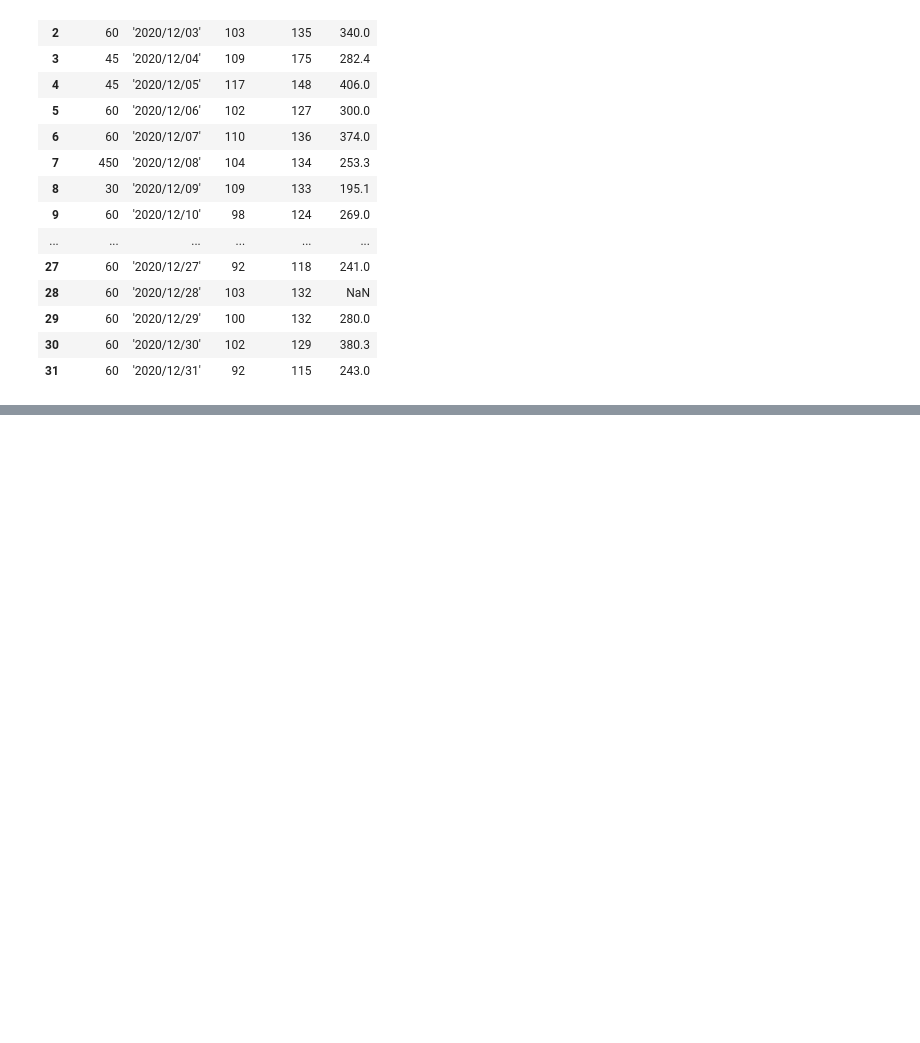
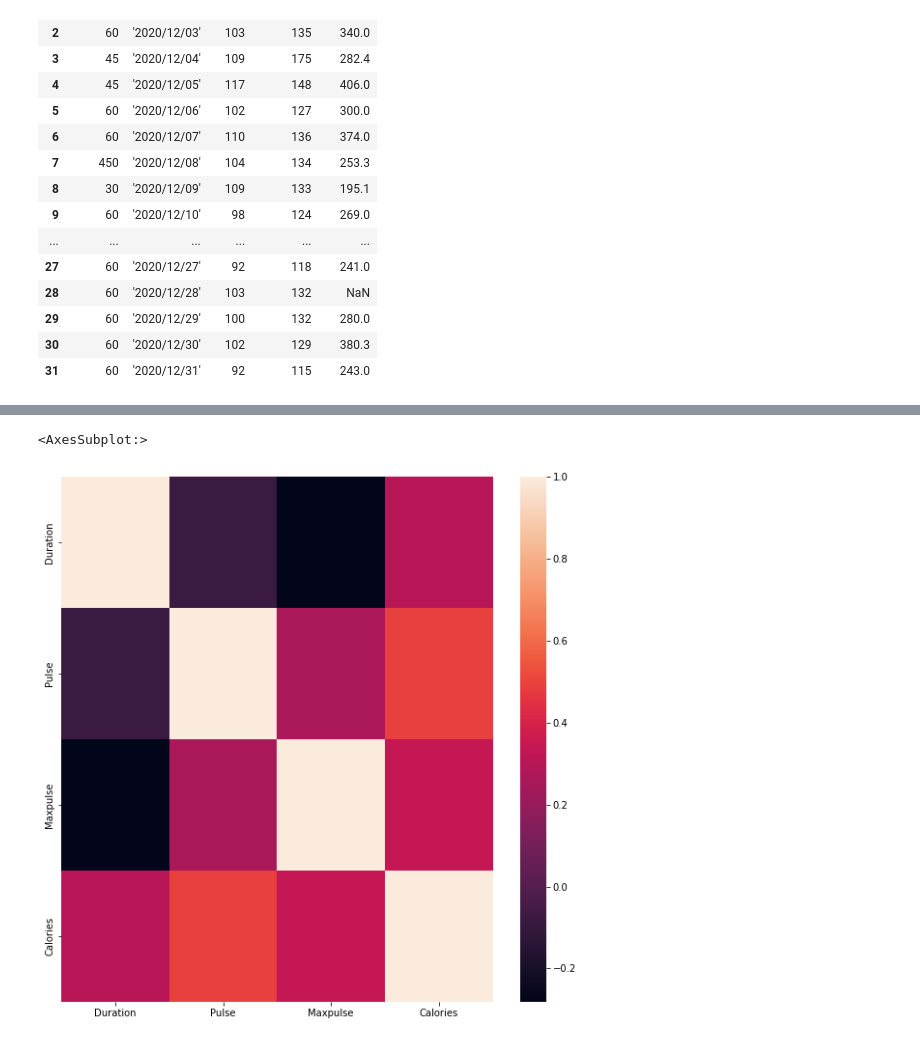
Before and after one commit to RndmCodeGuy20/Python-Development, a Jupyter notebook: Project/Data Manipulation/CleanData.ipynb, the cells around one changed output, grey strips where cells are left out. Saved outputs shown, nothing was run; the diff lists cells and outputs as text; code cells hidden in the pictures; blank space fills up the shorter version.

```diff
--- a/Project/Data Manipulation/CleanData.ipynb
+++ b/Project/Data Manipulation/CleanData.ipynb
@@ -56,0 +156,9 @@ Name: 2, dtype: object
+# %%
+import seaborn as sns
+
+plt.figure(figsize=(10,10))
+
+sns.heatmap(dirty_df.corr())
+# %% [output]
+<AxesSubplot:>
+[figure, added]
```
Also changed, not shown: parts of 14 cells of this notebook, 7 other files.
